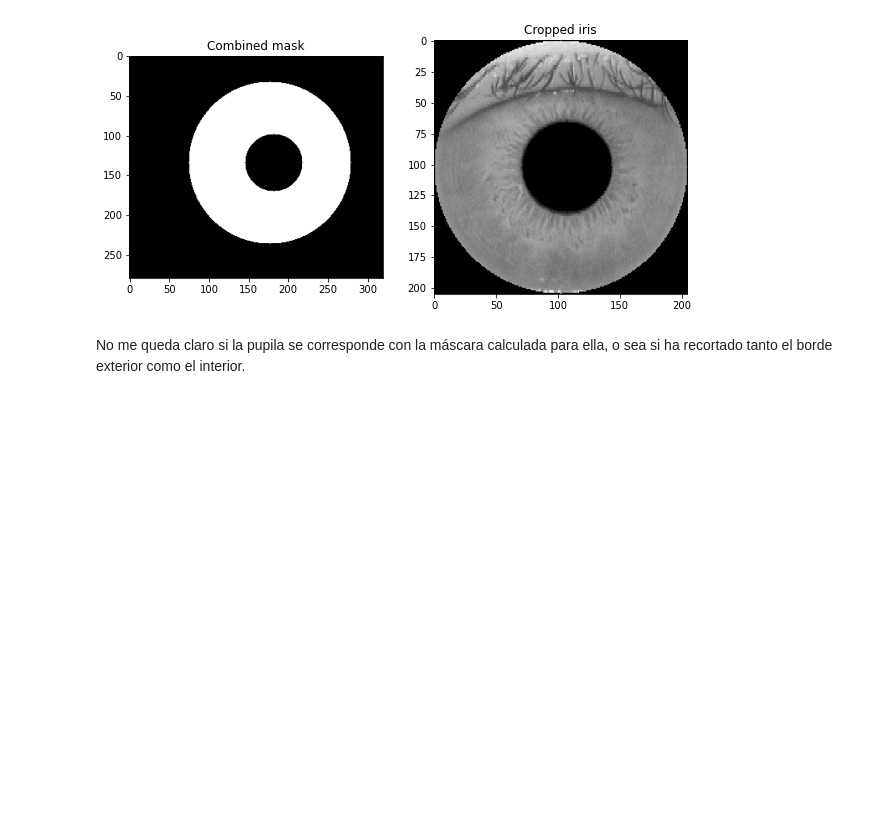
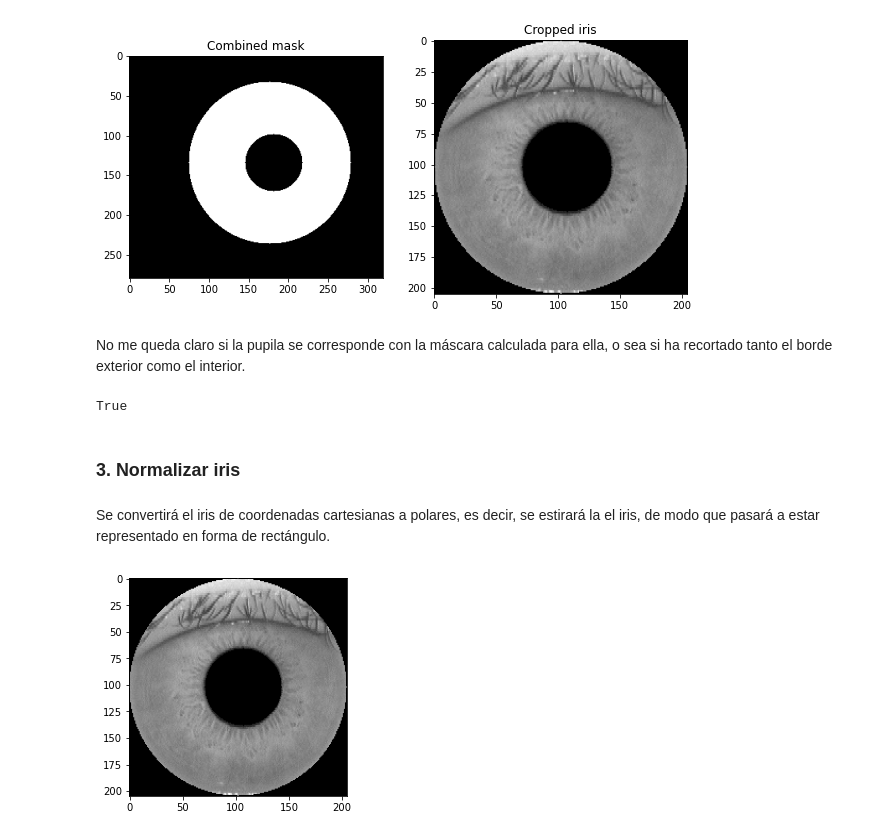
Before and after one commit to dbo1001/UBU-TFG-iris_classifier, a Jupyter notebook: notebooks/#5 Red U-Net.ipynb, the cells around one changed output. Cells and saved outputs as stored; diff of their text form; code cells hidden in the pictures; blank space fills up the shorter version.

```diff
--- a/notebooks/#5 Red U-Net.ipynb
+++ b/notebooks/#5 Red U-Net.ipynb
@@ -416,3 +416,18 @@ axes[1].set(title='Cropped iris');
 [figure]
 # %% [markdown]
 No me queda claro si la pupila se corresponde con la máscara calculada para ella, o sea si ha recortado tanto el borde exterior como el interior.
+# %%
+# creamos un nuevo directorio para guardar las muestras segmentadas con mayor calidad
+os.mkdir("CASIA_Cropped")
+cv2.imwrite("CASIA_Cropped"+ os.sep + "001_1_1.bmp", crop)# guardamos muestra
+# %% [output]
+True
+# %% [markdown]
+### 3. Normalizar iris
+# %% [markdown]
+Se convertirá el iris de coordenadas cartesianas a polares, es decir, se estirará la el iris, de modo que pasará a estar representado en forma de rectángulo.
+# %%
+source = cv2.imread("CASIA_Cropped"+ os.sep + "001_1_1.bmp", 0)
+plt.imshow(source,'gray');
+# %% [output]
+[figure, added]
```
Also changed, not shown: parts of 1 cell of this notebook.
